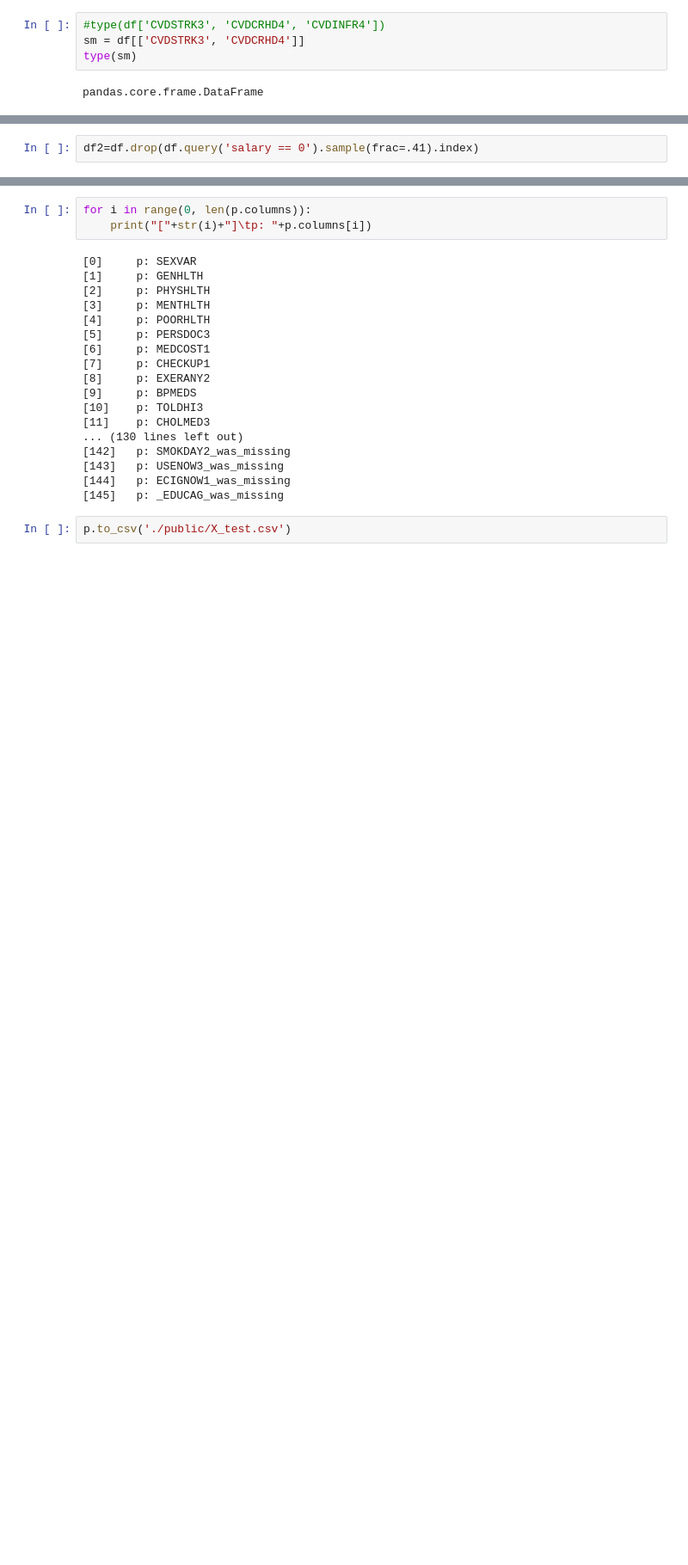
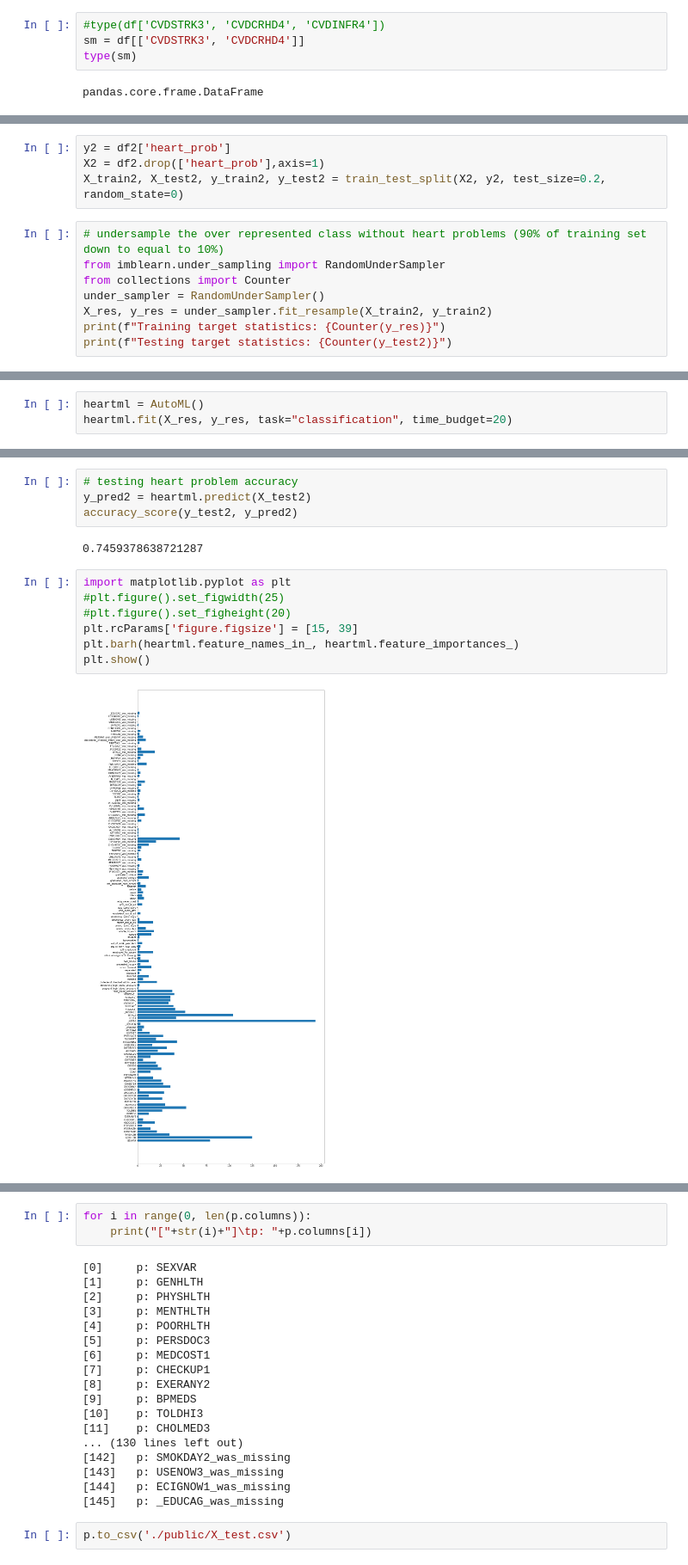
Before and after one commit to puhalskib/adv-p-health, a Jupyter notebook: training.ipynb, the cells around one changed output, grey strips where cells are left out. Shown at 86% size. Cells and saved outputs as stored; diff of their text form; blank space fills up the shorter version.

```diff
--- a/training.ipynb
+++ b/training.ipynb
@@ -162,2 +501,12 @@ dtype: float64
-# %%
-df2=df.drop(df.query('salary == 0').sample(frac=.41).index)
+# %%
+y2 = df2['heart_prob']
+X2 = df2.drop(['heart_prob'],axis=1)
+X_train2, X_test2, y_train2, y_test2 = train_test_split(X2, y2, test_size=0.2, random_state=0)
+# %%
+# undersample the over represented class without heart problems (90% of training set down to equal to 10%)
+from imblearn.under_sampling import RandomUnderSampler
+from collections import Counter
+under_sampler = RandomUnderSampler()
+X_res, y_res = under_sampler.fit_resample(X_train2, y_train2)
+print(f"Training target statistics: {Counter(y_res)}")
+print(f"Testing target statistics: {Counter(y_test2)}")
@@ -163,0 +516,3 @@ df2=df.drop(df.query('salary == 0').sample(frac=.41).index)
+# %%
+heartml = AutoML()
+heartml.fit(X_res, y_res, task="classification", time_budget=20)
@@ -163,0 +640,15 @@ df2=df.drop(df.query('salary == 0').sample(frac=.41).index)
+# %%
+# testing heart problem accuracy
+y_pred2 = heartml.predict(X_test2)
+accuracy_score(y_test2, y_pred2)
+# %% [output]
+0.7459378638721287
+# %%
+import matplotlib.pyplot as plt
+#plt.figure().set_figwidth(25)
+#plt.figure().set_figheight(20)
+plt.rcParams['figure.figsize'] = [15, 39]
+plt.barh(heartml.feature_names_in_, heartml.feature_importances_)
+plt.show()
+# %% [output]
+[figure, added]
```
Also changed, not shown: parts of 69 cells of this notebook, 19 other files.
